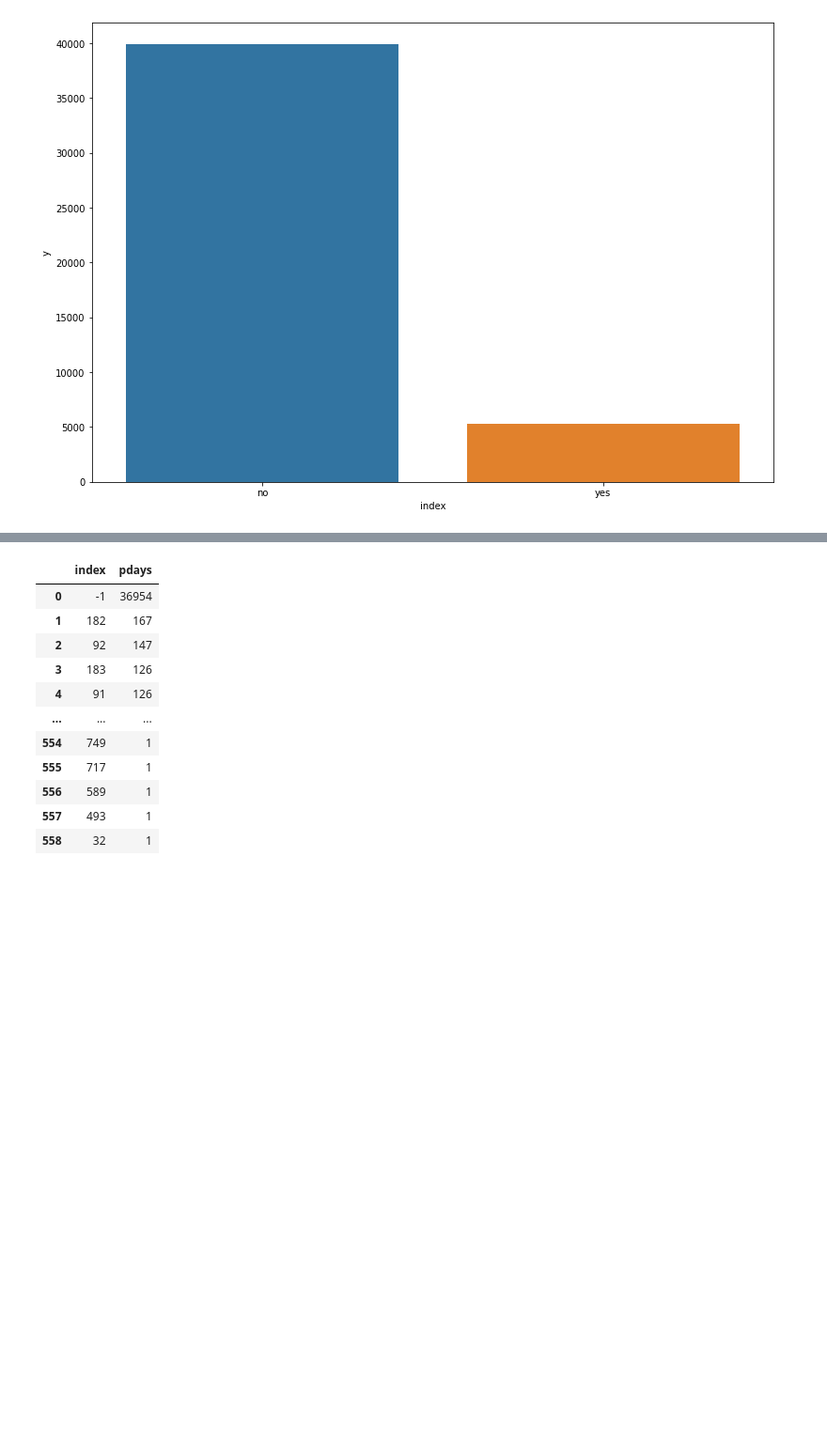
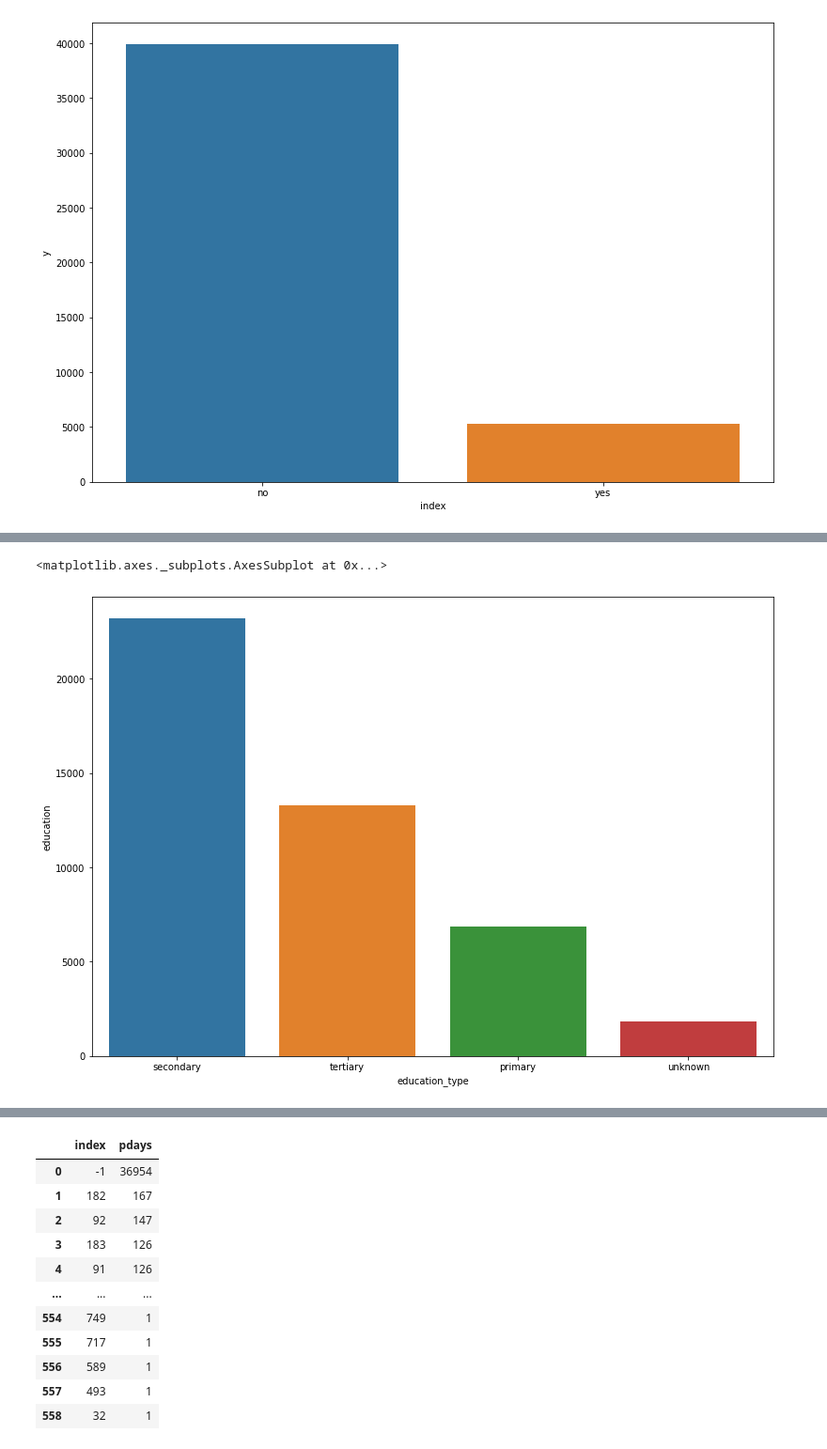
Before and after one commit to hrushikeshsahu19/Predicting-the-effectiveness-of-bank-marketing-campaigns, a Jupyter notebook: Hrushikesh_Sahu_Team_1_Capstone_Project_3.ipynb, the cells around one changed output, grey strips where cells are left out. Shown at 94% size. Saved outputs shown, nothing was run; the diff lists cells and outputs as text; code cells hidden in the pictures; blank space fills up the shorter version.

```diff
--- a/Hrushikesh_Sahu_Team_1_Capstone_Project_3.ipynb
+++ b/Hrushikesh_Sahu_Team_1_Capstone_Project_3.ipynb
@@ -339,0 +211,4 @@ sns.barplot(x='index',y='poutcome',data=poutcome_df)
+# %%
+education_df=df['education'].value_counts().reset_index()
+education_df.rename(columns={'index':'education_type'},inplace=True)
+education_df
@@ -339,0 +221,6 @@ sns.barplot(x='index',y='poutcome',data=poutcome_df)
+# %%
+plt.figure(figsize=(13,9))
+sns.barplot(x='education_type',y='education',data=education_df)
+# %% [output]
+<matplotlib.axes._subplots.AxesSubplot at 0x...>
+[figure, added]
```
Also changed, not shown: parts of 91 cells of this notebook.
